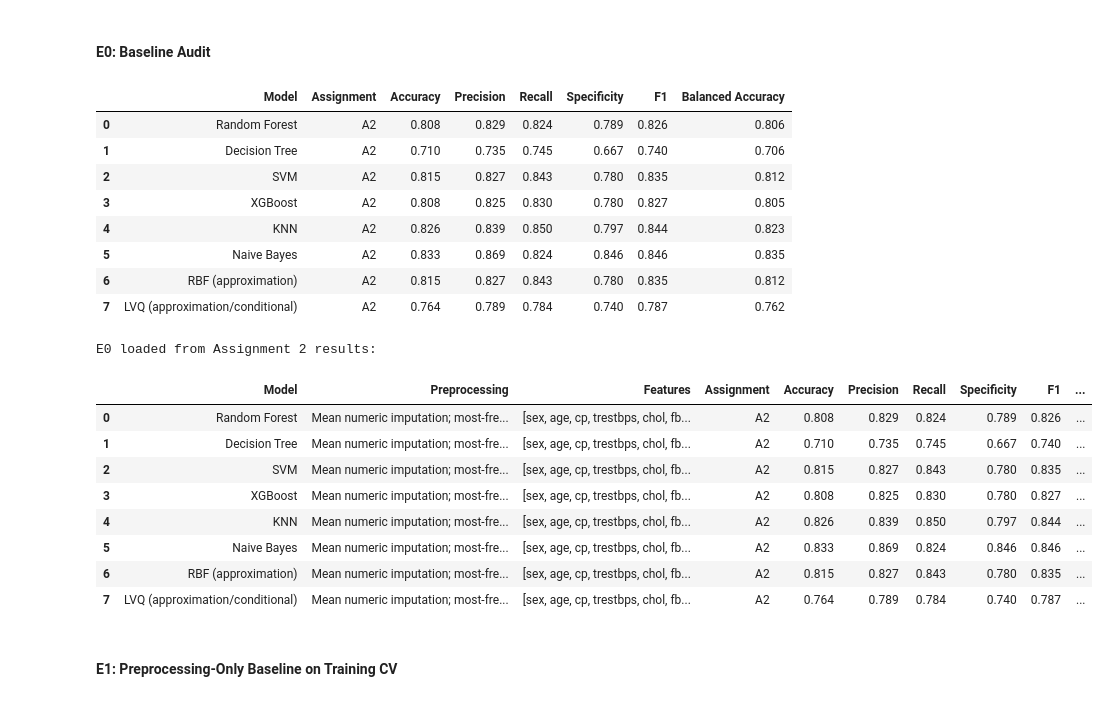
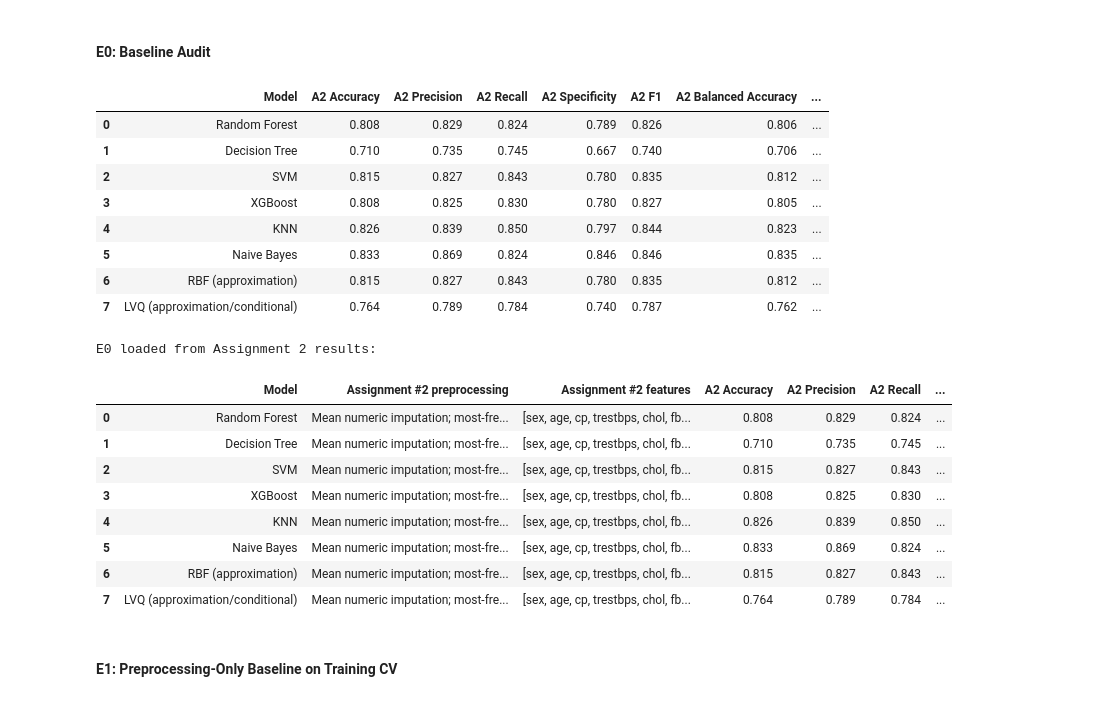
Before and after one commit to akmaliarizka5/data_science_project, a Jupyter notebook: Assignment3_Improvement.ipynb, the cells around one changed output. Drawn from its saved outputs; the diff is of its cells as text; code cells hidden in the pictures.

Commit message:
run assignment 3

```diff
--- a/Assignment3_Improvement.ipynb
+++ b/Assignment3_Improvement.ipynb
@@ -1497,51 +1495,51 @@ def k_grid_a3(n_features):
 # But We Already run Assignment 2
 # Do not rerun Assignment #2 or replace these values with Assignment #3 results.
 reported_assignment2_baseline_a3 = pd.DataFrame([
-    {"Model": "Random Forest", "Assignment":"A2", "Accuracy": 0.808, "Precision": 0.829, "Recall": 0.824, "Specificity": 0.789, "F1": 0.826, "Balanced Accuracy": 0.806},
-    {"Model": "Decision Tree", "Assignment":"A2", "Accuracy": 0.710, "Precision": 0.735, "Recall": 0.745, "Specificity": 0.667, "F1": 0.740, "Balanced Accuracy": 0.706},
-    {"Model": "SVM", "Assignment":"A2", "Accuracy": 0.815, "Precision": 0.827, "Recall": 0.843, "Specificity": 0.780, "F1": 0.835, "Balanced Accuracy": 0.812},
-    {"Model": "XGBoost", "Assignment":"A2", "Accuracy": 0.808, "Precision": 0.825, "Recall": 0.830, "Specificity": 0.780, "F1": 0.827, "Balanced Accuracy": 0.805},
-    {"Model": "KNN", "Assignment":"A2", "Accuracy": 0.826, "Precision": 0.839, "Recall": 0.850, "Specificity": 0.797, "F1": 0.844, "Balanced Accuracy": 0.823},
-    {"Model": "Naive Bayes", "Assignment":"A2", "Accuracy": 0.833, "Precision": 0.869, "Recall": 0.824, "Specificity": 0.846, "F1": 0.846, "Balanced Accuracy": 0.835},
-    {"Model": "RBF (approximation)", "Assignment":"A2", "Accuracy": 0.815, "Precision": 0.827, "Recall": 0.843, "Specificity": 0.780, "F1": 0.835, "Balanced Accuracy": 0.812},
-    {"Model": "LVQ (approximation/conditional)", "Assignment":"A2", "Accuracy": 0.764, "Precision": 0.789, "Recall": 0.784, "Specificity": 0.740, "F1": 0.787, "Balanced Accuracy": 0.762},
+    {"Model": "Random Forest", "A2 Accuracy": 0.808, "A2 Precision": 0.829, "A2 Recall": 0.824, "A2 Specificity": 0.789, "A2 F1": 0.826, "A2 Balanced Accuracy": 0.806, "A2 Source": "Assignment3_Improved_Pipeline.ipynb"},
+    {"Model": "Decision Tree", "A2 Accuracy": 0.710, "A2 Precision": 0.735, "A2 Recall": 0.745, "A2 Specificity": 0.667, "A2 F1": 0.740, "A2 Balanced Accuracy": 0.706, "A2 Source": "Assignment3_Improved_Pipeline.ipynb"},
+    {"Model": "SVM", "A2 Accuracy": 0.815, "A2 Precision": 0.827, "A2 Recall": 0.843, "A2 Specificity": 0.780, "A2 F1": 0.835, "A2 Balanced Accuracy": 0.812, "A2 Source": "Assignment3_Improved_Pipeline.ipynb"},
+    {"Model": "XGBoost", "A2 Accuracy": 0.808, "A2 Precision": 0.825, "A2 Recall": 0.830, "A2 Specificity": 0.780, "A2 F1": 0.827, "A2 Balanced Accuracy": 0.805, "A2 Source": "Assignment3_Improved_Pipeline.ipynb"},
+    {"Model": "KNN", "A2 Accuracy": 0.826, "A2 Precision": 0.839, "A2 Recall": 0.850, "A2 Specificity": 0.797, "A2 F1": 0.844, "A2 Balanced Accuracy": 0.823, "A2 Source": "Assignment3_Improved_Pipeline.ipynb"},
+    {"Model": "Naive Bayes", "A2 Accuracy": 0.833, "A2 Precision": 0.869, "A2 Recall": 0.824, "A2 Specificity": 0.846, "A2 F1": 0.846, "A2 Balanced Accuracy": 0.835, "A2 Source": "Assignment3_Improved_Pipeline.ipynb"},
+    {"Model": "RBF (approximation)", "A2 Accuracy": 0.815, "A2 Precision": 0.827, "A2 Recall": 0.843, "A2 Specificity": 0.780, "A2 F1": 0.835, "A2 Balanced Accuracy": 0.812, "A2 Source": "Assignment3_Improved_Pipeline.ipynb"},
+    {"Model": "LVQ (approximation/conditional)", "A2 Accuracy": 0.764, "A2 Precision": 0.789, "A2 Recall": 0.784, "A2 Specificity": 0.740, "A2 F1": 0.787, "A2 Balanced Accuracy": 0.762, "A2 Source": "Assignment3_Improved_Pipeline.ipynb"},
 ])
 display(reported_assignment2_baseline_a3)
 # %% [output]
-|  | Model | Assignment | Accuracy | Precision | Recall | Specificity | F1 | Balanced Accuracy |
-| 0 | Random Forest | A2 | 0.808 | 0.829 | 0.824 | 0.789 | 0.826 | 0.806 |
-| 1 | Decision Tree | A2 | 0.710 | 0.735 | 0.745 | 0.667 | 0.740 | 0.706 |
-| 2 | SVM | A2 | 0.815 | 0.827 | 0.843 | 0.780 | 0.835 | 0.812 |
-| 3 | XGBoost | A2 | 0.808 | 0.825 | 0.830 | 0.780 | 0.827 | 0.805 |
-| 4 | KNN | A2 | 0.826 | 0.839 | 0.850 | 0.797 | 0.844 | 0.823 |
-| 5 | Naive Bayes | A2 | 0.833 | 0.869 | 0.824 | 0.846 | 0.846 | 0.835 |
-| 6 | RBF (approximation) | A2 | 0.815 | 0.827 | 0.843 | 0.780 | 0.835 | 0.812 |
-| 7 | LVQ (approximation/conditional) | A2 | 0.764 | 0.789 | 0.784 | 0.740 | 0.787 | 0.762 |
+|  | Model | A2 Accuracy | A2 Precision | A2 Recall | A2 Specificity | A2 F1 | A2 Balanced Accuracy | ... |
+| 0 | Random Forest | 0.808 | 0.829 | 0.824 | 0.789 | 0.826 | 0.806 | ... |
+| 1 | Decision Tree | 0.710 | 0.735 | 0.745 | 0.667 | 0.740 | 0.706 | ... |
+| 2 | SVM | 0.815 | 0.827 | 0.843 | 0.780 | 0.835 | 0.812 | ... |
+| 3 | XGBoost | 0.808 | 0.825 | 0.830 | 0.780 | 0.827 | 0.805 | ... |
+| 4 | KNN | 0.826 | 0.839 | 0.850 | 0.797 | 0.844 | 0.823 | ... |
+| 5 | Naive Bayes | 0.833 | 0.869 | 0.824 | 0.846 | 0.846 | 0.835 | ... |
+| 6 | RBF (approximation) | 0.815 | 0.827 | 0.843 | 0.780 | 0.835 | 0.812 | ... |
+| 7 | LVQ (approximation/conditional) | 0.764 | 0.789 | 0.784 | 0.740 | 0.787 | 0.762 | ... |
 # %%
 a2_baseline_a3 = reported_assignment2_baseline_a3.copy()
 a2_features_a3 = paper_features if "paper_features" in globals() else "Reported Assignment #2 features"
 a2_audit_a3 = pd.DataFrame({
     "Model": model_order_a3,
-    "Preprocessing": [
+    "Assignment #2 preprocessing": [
         "Mean numeric imputation; most-frequent categorical imputation + one-hot; model-specific scaling"
         for _ in model_order_a3
     ],
-    "Features": [a2_features_a3 for _ in model_order_a3],
+    "Assignment #2 features": [a2_features_a3 for _ in model_order_a3],
 }).merge(a2_baseline_a3, on="Model", how="left")
 
 print("E0 loaded from Assignment 2 results:")
 display(a2_audit_a3)
 # %% [output]
 E0 loaded from Assignment 2 results:
-|  | Model | Preprocessing | Features | Assignment | Accuracy | Precision | Recall | Specificity | F1 | ... |
-| 0 | Random Forest | Mean numeric imputation; most-fre... | [sex, age, cp, trestbps, chol, fb... | A2 | 0.808 | 0.829 | 0.824 | 0.789 | 0.826 | ... |
-| 1 | Decision Tree | Mean numeric imputation; most-fre... | [sex, age, cp, trestbps, chol, fb... | A2 | 0.710 | 0.735 | 0.745 | 0.667 | 0.740 | ... |
-| 2 | SVM | Mean numeric imputation; most-fre... | [sex, age, cp, trestbps, chol, fb... | A2 | 0.815 | 0.827 | 0.843 | 0.780 | 0.835 | ... |
-| 3 | XGBoost | Mean numeric imputation; most-fre... | [sex, age, cp, trestbps, chol, fb... | A2 | 0.808 | 0.825 | 0.830 | 0.780 | 0.827 | ... |
-| 4 | KNN | Mean numeric imputation; most-fre... | [sex, age, cp, trestbps, chol, fb... | A2 | 0.826 | 0.839 | 0.850 | 0.797 | 0.844 | ... |
-| 5 | Naive Bayes | Mean numeric imputation; most-fre... | [sex, age, cp, trestbps, chol, fb... | A2 | 0.833 | 0.869 | 0.824 | 0.846 | 0.846 | ... |
-| 6 | RBF (approximation) | Mean numeric imputation; most-fre... | [sex, age, cp, trestbps, chol, fb... | A2 | 0.815 | 0.827 | 0.843 | 0.780 | 0.835 | ... |
-| 7 | LVQ (approximation/conditional) | Mean numeric imputation; most-fre... | [sex, age, cp, trestbps, chol, fb... | A2 | 0.764 | 0.789 | 0.784 | 0.740 | 0.787 | ... |
+|  | Model | Assignment #2 preprocessing | Assignment #2 features | A2 Accuracy | A2 Precision | A2 Recall | ... |
+| 0 | Random Forest | Mean numeric imputation; most-fre... | [sex, age, cp, trestbps, chol, fb... | 0.808 | 0.829 | 0.824 | ... |
+| 1 | Decision Tree | Mean numeric imputation; most-fre... | [sex, age, cp, trestbps, chol, fb... | 0.710 | 0.735 | 0.745 | ... |
+| 2 | SVM | Mean numeric imputation; most-fre... | [sex, age, cp, trestbps, chol, fb... | 0.815 | 0.827 | 0.843 | ... |
+| 3 | XGBoost | Mean numeric imputation; most-fre... | [sex, age, cp, trestbps, chol, fb... | 0.808 | 0.825 | 0.830 | ... |
+| 4 | KNN | Mean numeric imputation; most-fre... | [sex, age, cp, trestbps, chol, fb... | 0.826 | 0.839 | 0.850 | ... |
+| 5 | Naive Bayes | Mean numeric imputation; most-fre... | [sex, age, cp, trestbps, chol, fb... | 0.833 | 0.869 | 0.824 | ... |
+| 6 | RBF (approximation) | Mean numeric imputation; most-fre... | [sex, age, cp, trestbps, chol, fb... | 0.815 | 0.827 | 0.843 | ... |
+| 7 | LVQ (approximation/conditional) | Mean numeric imputation; most-fre... | [sex, age, cp, trestbps, chol, fb... | 0.764 | 0.789 | 0.784 | ... |
 # %% [markdown]
 #### E1: Preprocessing-Only Baseline on Training CV
 # %% [markdown]
```
Also changed, not shown: parts of 8 cells of this notebook.
